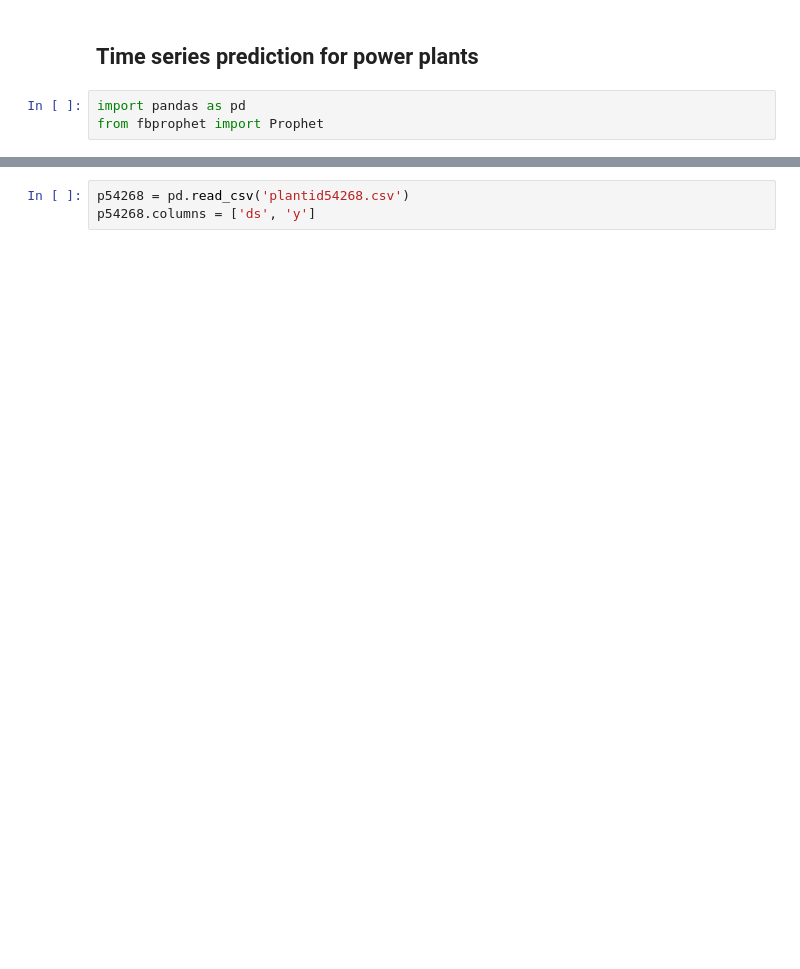
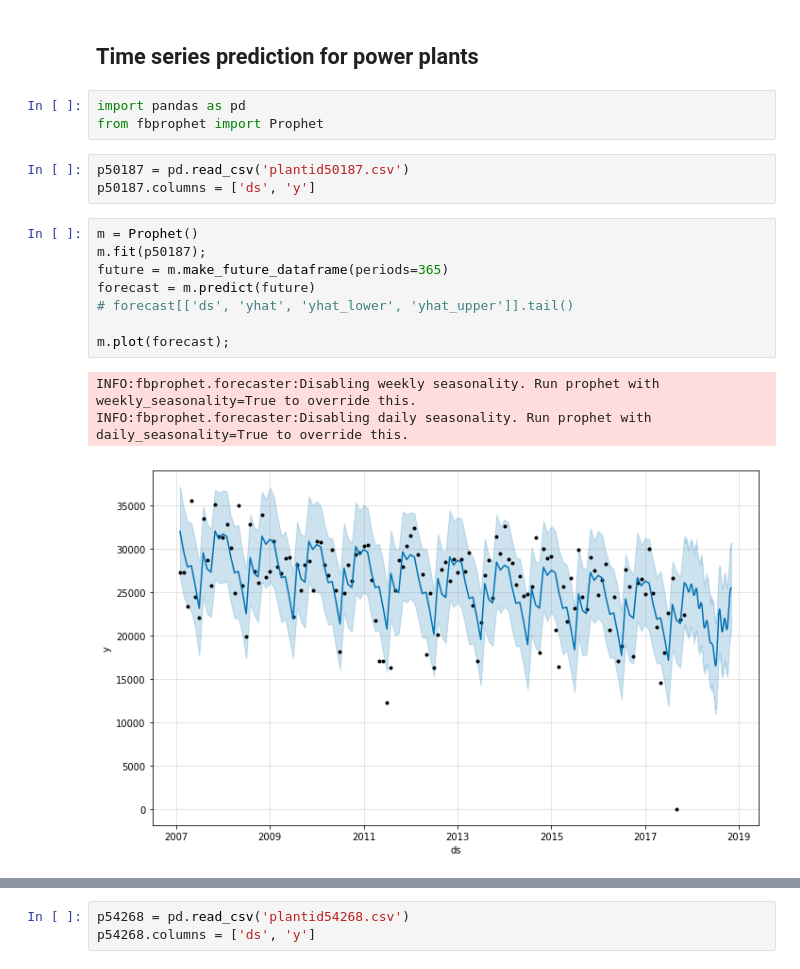
Before and after one commit to xingliuUT/battery_planner, a Jupyter notebook: prediction_model.ipynb, the cells around one changed output, grey strips where cells are left out. Drawn from its saved outputs; the diff is of its cells as text; blank space fills up the shorter version.

Commit message:
feat: apply Prophet to 3 cases

```diff
--- a/prediction_model.ipynb
+++ b/prediction_model.ipynb
@@ -3,3 +3,18 @@
 # %%
 import pandas as pd
 from fbprophet import Prophet
+# %%
+p50187 = pd.read_csv('plantid50187.csv')
+p50187.columns = ['ds', 'y']
+# %%
+m = Prophet()
+m.fit(p50187);
+future = m.make_future_dataframe(periods=365)
+forecast = m.predict(future)
+# forecast[['ds', 'yhat', 'yhat_lower', 'yhat_upper']].tail()
+
+m.plot(forecast);
+# %% [output]
+INFO:fbprophet.forecaster:Disabling weekly seasonality. Run prophet with weekly_seasonality=True to override this.
+INFO:fbprophet.forecaster:Disabling daily seasonality. Run prophet with daily_seasonality=True to override this.
+[figure, added]
```
Also changed, not shown: parts of 7 cells of this notebook.
